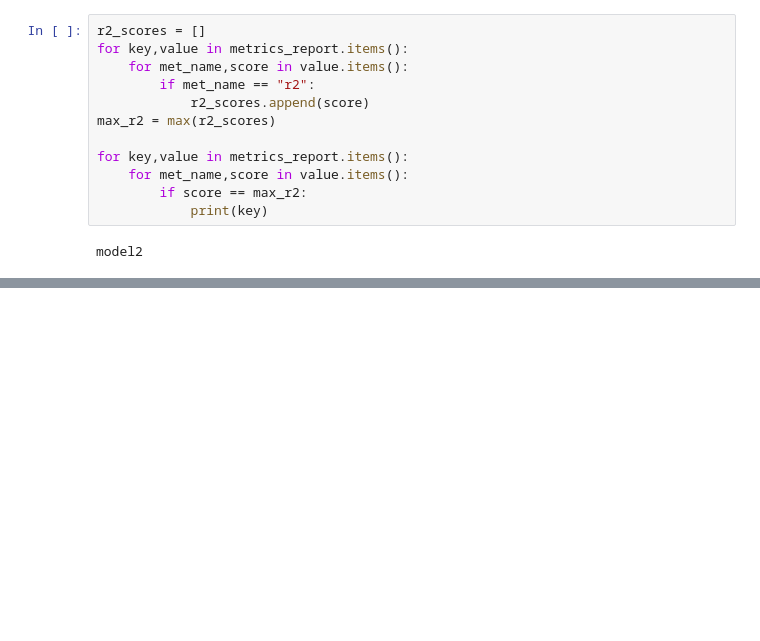
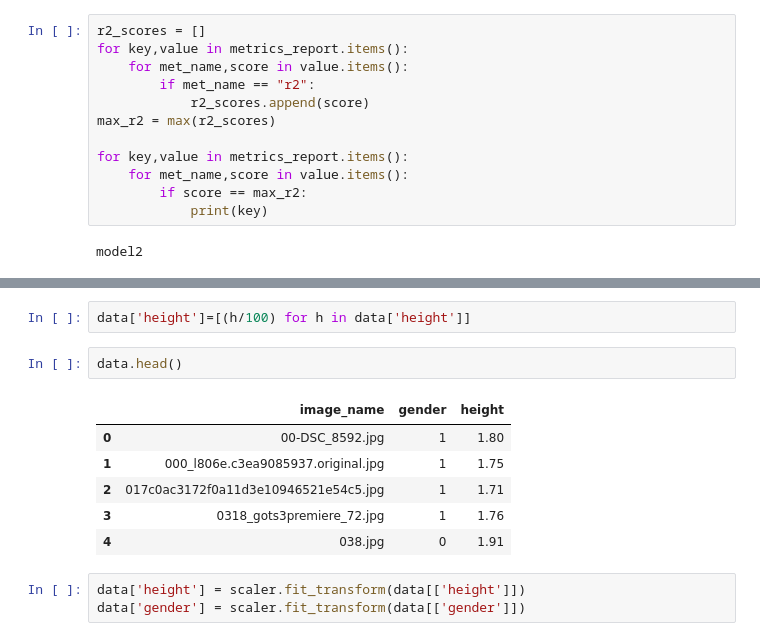
Before and after one commit to Aman-Vishwakarma1729/Body_Mass_Index_from_Face_Images, a Jupyter notebook: notebooks/Height_to_Weight_Data_and_Models/Height_Weight_Data_Analysis.ipynb, the cells around one changed output, grey strips where cells are left out. Saved outputs shown, nothing was run; the diff lists cells and outputs as text; blank space fills up the shorter version.

```diff
--- a/notebooks/Height_to_Weight_Data_and_Models/Height_Weight_Data_Analysis.ipynb
+++ b/notebooks/Height_to_Weight_Data_and_Models/Height_Weight_Data_Analysis.ipynb
@@ -401,0 +446,14 @@ model2
+# %%
+data['height']=[(h/100) for h in data['height']]
+# %%
+data.head()
+# %% [output]
+|  | image_name | gender | height |
+| 0 | 00-DSC_8592.jpg | 1 | 1.80 |
+| 1 | 000_l806e.c3ea9085937.original.jpg | 1 | 1.75 |
+| 2 | 017c0ac3172f0a11d3e10946521e54c5.jpg | 1 | 1.71 |
+| 3 | 0318_gots3premiere_72.jpg | 1 | 1.76 |
+| 4 | 038.jpg | 0 | 1.91 |
+# %%
+data['height'] = scaler.fit_transform(data[['height']])
+data['gender'] = scaler.fit_transform(data[['gender']])
```
Also changed, not shown: parts of 14 cells of this notebook, 8 other files.
